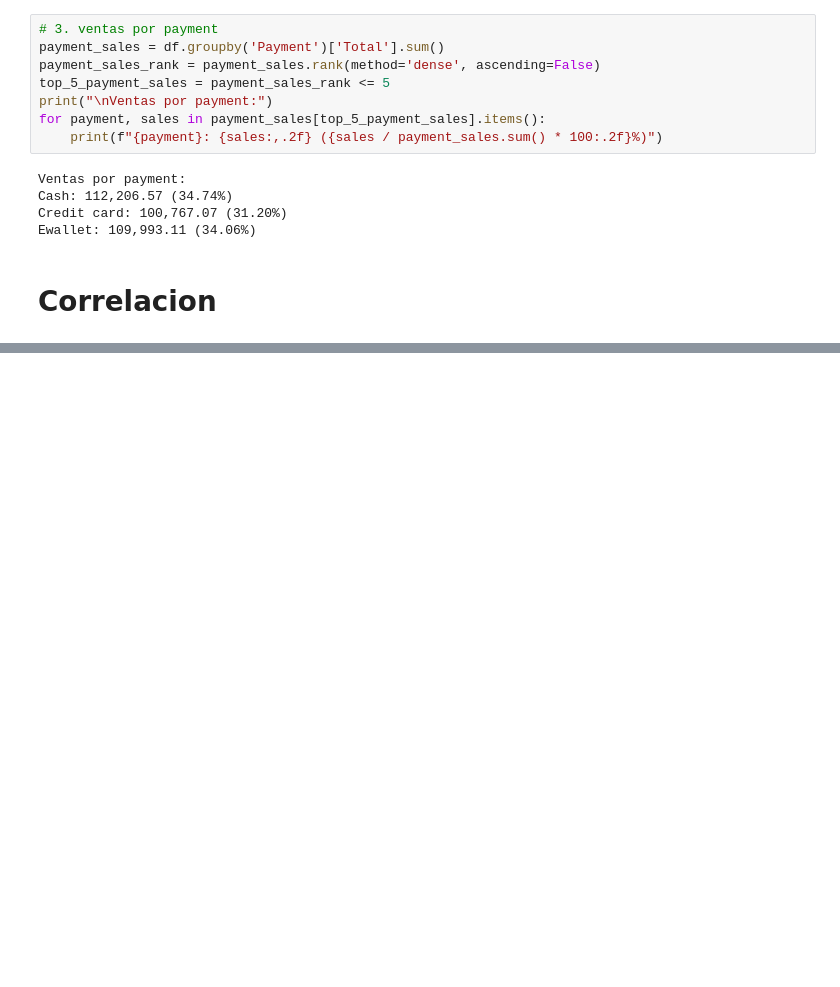
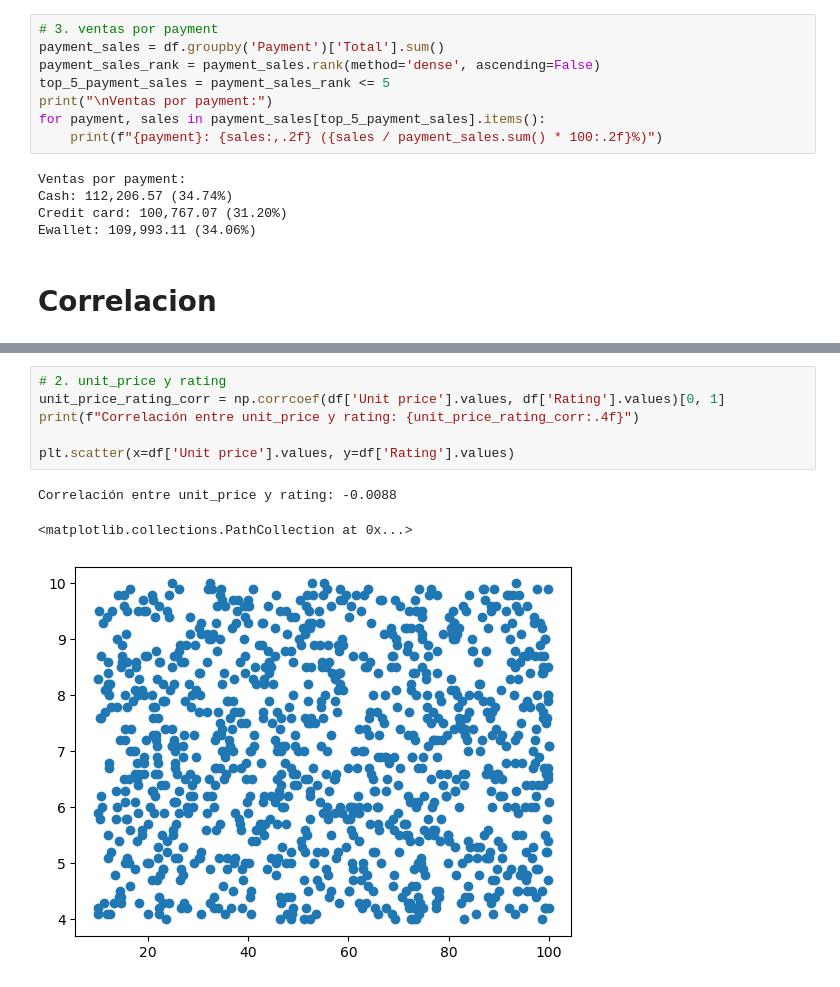
Before and after one commit to albhermo1979/EBACMX, a Jupyter notebook: EBAC/Python avanzado/Numpy/Tarea M35-AD – Jose Alberto Hernandez Moran.ipynb, the cells around one changed output, grey strips where cells are left out. Saved outputs shown, nothing was run; the diff lists cells and outputs as text; blank space fills up the shorter version.

```diff
--- a/EBAC/Python avanzado/Numpy/Tarea M35-AD – Jose Alberto Hernandez Moran.ipynb
+++ b/EBAC/Python avanzado/Numpy/Tarea M35-AD – Jose Alberto Hernandez Moran.ipynb
@@ -194,0 +193,10 @@ Correlación entre unit_price y rating: -0.0088
+# %%
+# 2. unit_price y rating
+unit_price_rating_corr = np.corrcoef(df['Unit price'].values, df['Rating'].values)[0, 1]
+print(f"Correlación entre unit_price y rating: {unit_price_rating_corr:.4f}")
+
+plt.scatter(x=df['Unit price'].values, y=df['Rating'].values)
+# %% [output]
+Correlación entre unit_price y rating: -0.0088
+<matplotlib.collections.PathCollection at 0x...>
+[figure, added]
```
Also changed, not shown: parts of 7 cells of this notebook.
